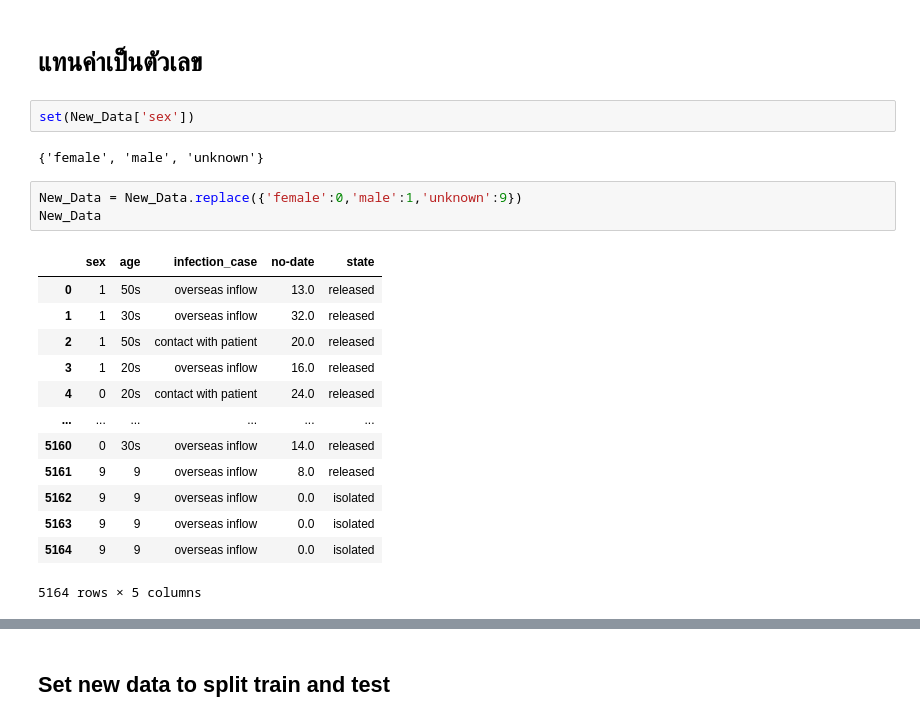
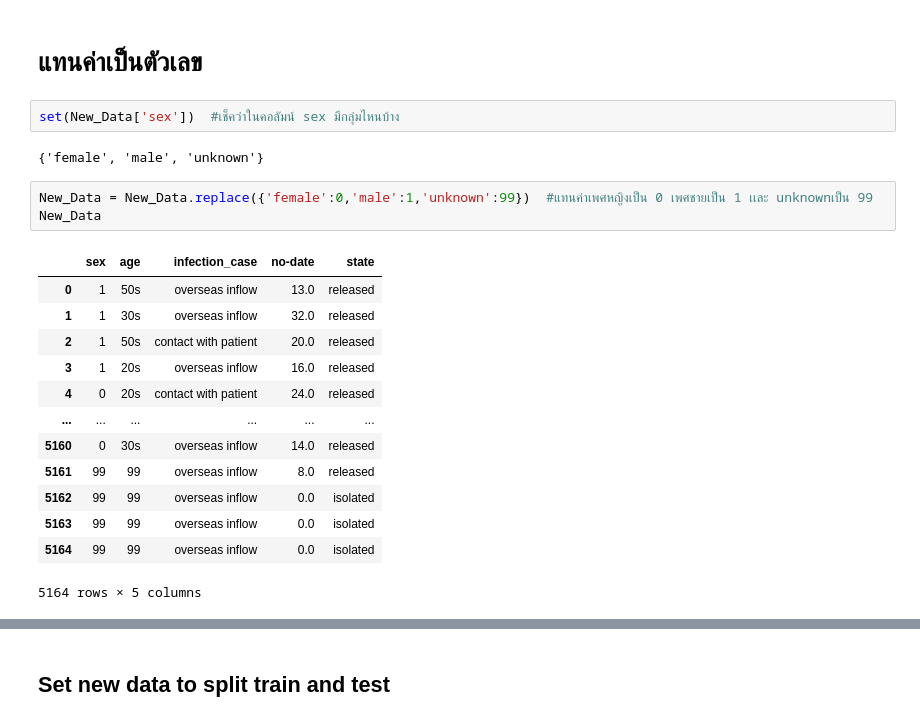
Before and after one commit to Jaomiew/DPDM2023, a Jupyter notebook: Research_project.ipynb, the cells around one changed output, grey strips where cells are left out. Cells and saved outputs as stored; diff of their text form.

```diff
--- a/Research_project.ipynb
+++ b/Research_project.ipynb
@@ -113,23 +124,23 @@ dtype: bool
 # %% [markdown]
 # แทนค่าเป็นตัวเลข
-# %%
-set(New_Data['sex'])
-# %% [output]
-{'female', 'male', 'unknown'}
+# %%
+set(New_Data['sex'])  #เช็คว่าในคอลัมน์ sex มีกลุ่มไหนบ้าง
+# %% [output]
+{'female', 'male', 'unknown'}
 # %%
-New_Data = New_Data.replace({'female':0,'male':1,'unknown':9})
+New_Data = New_Data.replace({'female':0,'male':1,'unknown':99})  #แทนค่าเพศหญิงเป็น 0 เพศชายเป็น 1 เเละ unknownเป็น 99
 New_Data
 # %% [output]
 |  | sex | age | infection_case | no-date | state |
 | 0 | 1 | 50s | overseas inflow | 13.0 | released |
 | 1 | 1 | 30s | overseas inflow | 32.0 | released |
 | 2 | 1 | 50s | contact with patient | 20.0 | released |
 | 3 | 1 | 20s | overseas inflow | 16.0 | released |
 | 4 | 0 | 20s | contact with patient | 24.0 | released |
 | ... | ... | ... | ... | ... | ... |
 | 5160 | 0 | 30s | overseas inflow | 14.0 | released |
-| 5161 | 9 | 9 | overseas inflow | 8.0 | released |
-| 5162 | 9 | 9 | overseas inflow | 0.0 | isolated |
-| 5163 | 9 | 9 | overseas inflow | 0.0 | isolated |
-| 5164 | 9 | 9 | overseas inflow | 0.0 | isolated |
+| 5161 | 99 | 99 | overseas inflow | 8.0 | released |
+| 5162 | 99 | 99 | overseas inflow | 0.0 | isolated |
+| 5163 | 99 | 99 | overseas inflow | 0.0 | isolated |
+| 5164 | 99 | 99 | overseas inflow | 0.0 | isolated |
 5164 rows × 5 columns
```
Also changed, not shown: parts of 37 cells of this notebook.
